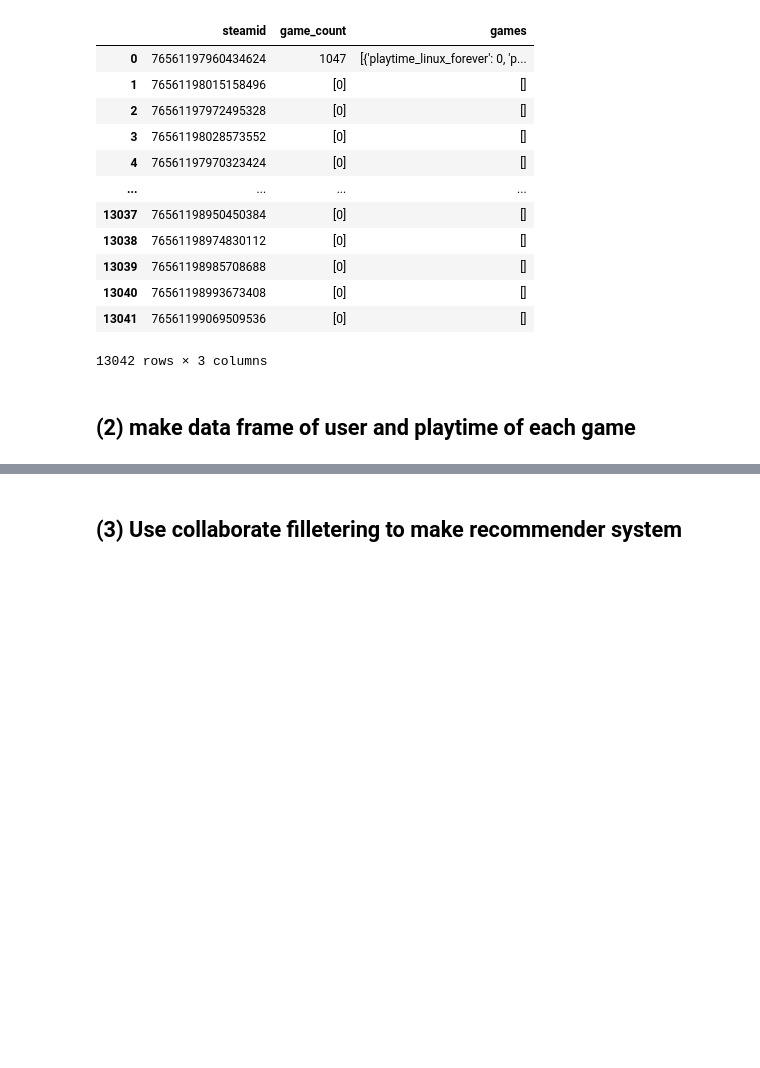
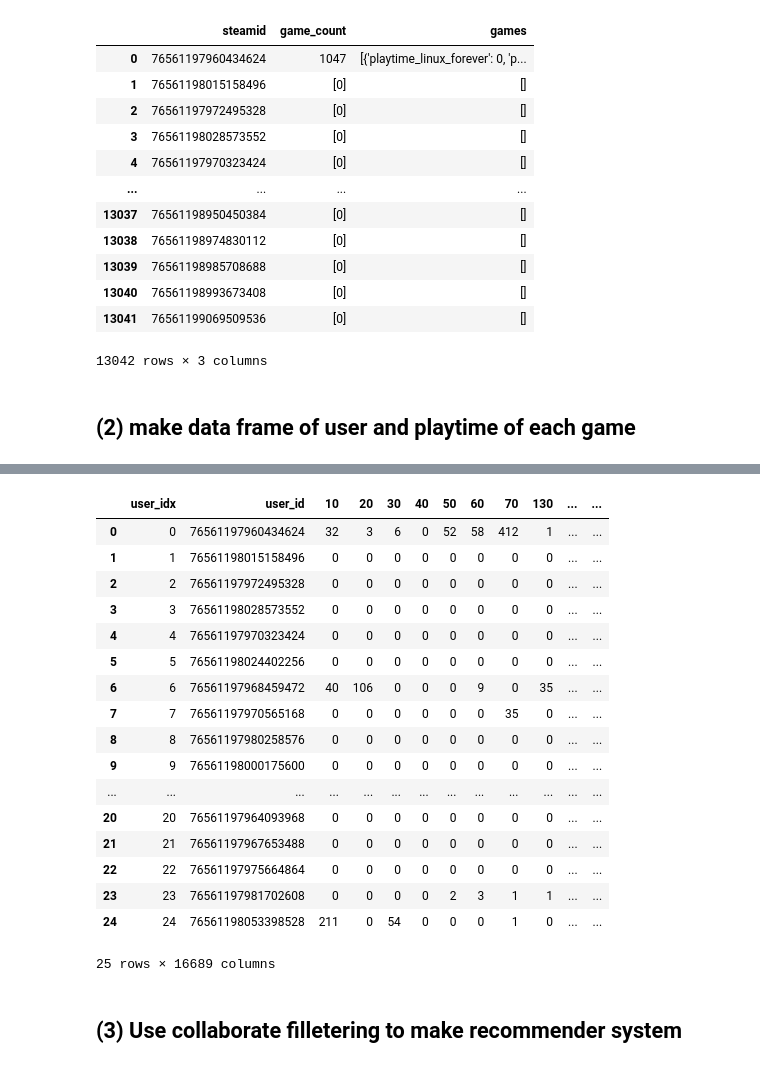
Before and after one commit to yusa-imit/cse20_bigdata_recommender, a Jupyter notebook: src/Convert_Json_to_DF.ipynb, the cells around one changed output, grey strips where cells are left out. Cells and saved outputs as stored; diff of their text form; code cells hidden in the pictures; blank space fills up the shorter version.

```diff
--- a/src/Convert_Json_to_DF.ipynb
+++ b/src/Convert_Json_to_DF.ipynb
@@ -100,3 +114,24 @@ time elapsed :  967.260692358017
+# %%
+user_game_df.head(25)
+# %% [output]
+|  | user_idx | user_id | 10 | 20 | 30 | 40 | 50 | 60 | 70 | 130 | ... | ... |
+| 0 | 0 | 76561197960434624 | 32 | 3 | 6 | 0 | 52 | 58 | 412 | 1 | ... | ... |
+| 1 | 1 | 76561198015158496 | 0 | 0 | 0 | 0 | 0 | 0 | 0 | 0 | ... | ... |
+| 2 | 2 | 76561197972495328 | 0 | 0 | 0 | 0 | 0 | 0 | 0 | 0 | ... | ... |
+| 3 | 3 | 76561198028573552 | 0 | 0 | 0 | 0 | 0 | 0 | 0 | 0 | ... | ... |
+| 4 | 4 | 76561197970323424 | 0 | 0 | 0 | 0 | 0 | 0 | 0 | 0 | ... | ... |
+| 5 | 5 | 76561198024402256 | 0 | 0 | 0 | 0 | 0 | 0 | 0 | 0 | ... | ... |
+| 6 | 6 | 76561197968459472 | 40 | 106 | 0 | 0 | 0 | 9 | 0 | 35 | ... | ... |
+| 7 | 7 | 76561197970565168 | 0 | 0 | 0 | 0 | 0 | 0 | 35 | 0 | ... | ... |
+| 8 | 8 | 76561197980258576 | 0 | 0 | 0 | 0 | 0 | 0 | 0 | 0 | ... | ... |
+| 9 | 9 | 76561198000175600 | 0 | 0 | 0 | 0 | 0 | 0 | 0 | 0 | ... | ... |
+| ... | ... | ... | ... | ... | ... | ... | ... | ... | ... | ... | ... | ... |
+| 20 | 20 | 76561197964093968 | 0 | 0 | 0 | 0 | 0 | 0 | 0 | 0 | ... | ... |
+| 21 | 21 | 76561197967653488 | 0 | 0 | 0 | 0 | 0 | 0 | 0 | 0 | ... | ... |
+| 22 | 22 | 76561197975664864 | 0 | 0 | 0 | 0 | 0 | 0 | 0 | 0 | ... | ... |
+| 23 | 23 | 76561197981702608 | 0 | 0 | 0 | 0 | 2 | 3 | 1 | 1 | ... | ... |
+| 24 | 24 | 76561198053398528 | 211 | 0 | 54 | 0 | 0 | 0 | 1 | 0 | ... | ... |
+25 rows × 16689 columns
 # %%
 user_game_df.to_csv("user_game.csv", mode='w')
 # %% [markdown]
```
Also changed, not shown: parts of 1 cell of this notebook, 1 other file.
